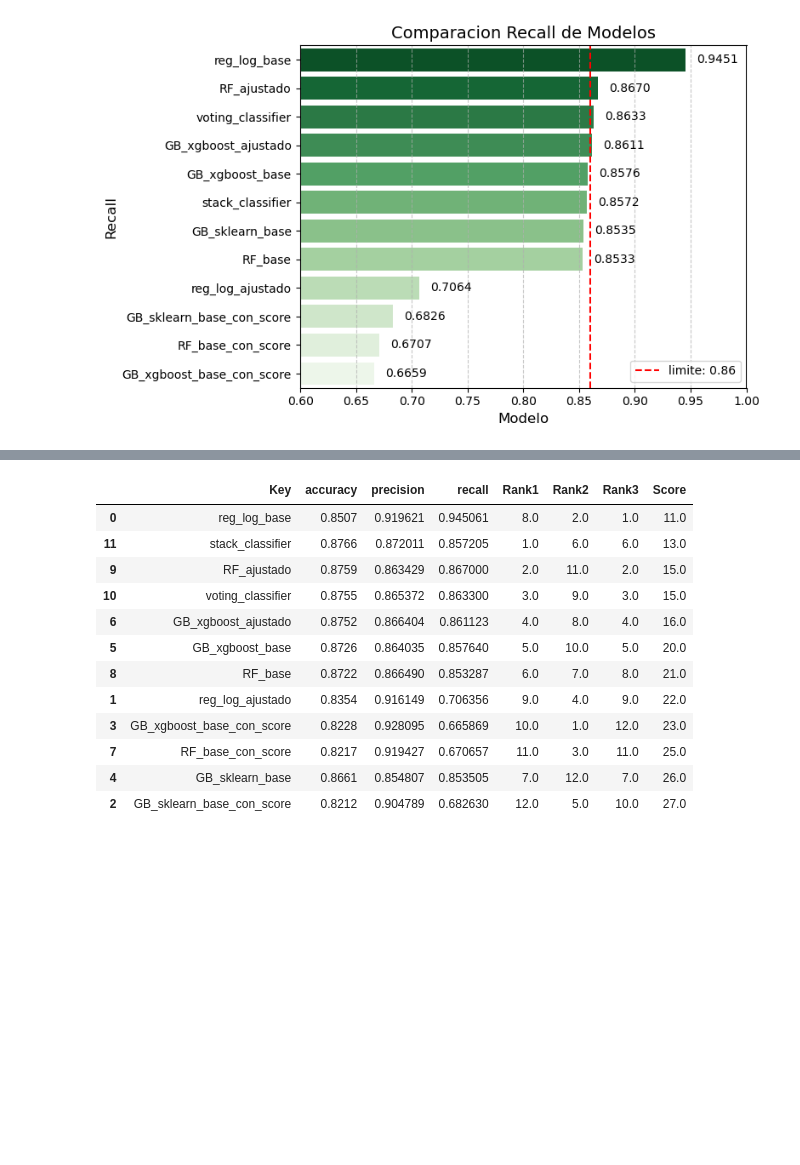
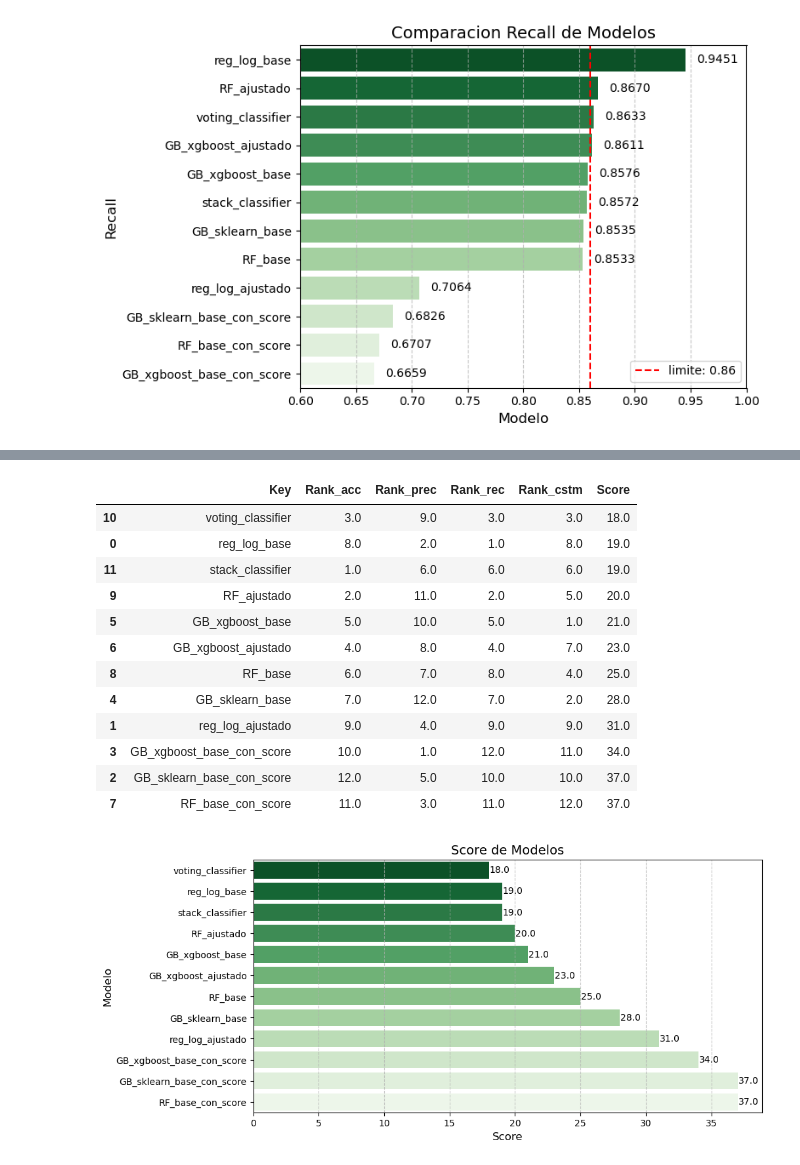
Before and after one commit to paulguz261/meli_ds_challenge2, a Jupyter notebook: notebooks/03_model_tunning.ipynb, the cells around one changed output, grey strips where cells are left out. Drawn from its saved outputs; the diff is of its cells as text; code cells hidden in the pictures; blank space fills up the shorter version.

```diff
--- a/notebooks/03_model_tunning.ipynb
+++ b/notebooks/03_model_tunning.ipynb
@@ -614,9 +614,9 @@ accuracy score: 0.8217
 # %% [markdown]
 - **sin score seller**
 # %%
-test = RandomForestClassifier(random_state=123)
-test.fit(df_X_train_processed.drop(columns="score_seller"), y_train_transform)
-y_pred = test.predict(df_X_test_processed.drop(columns="score_seller"))
+rf = RandomForestClassifier(random_state=123)
+rf.fit(df_X_train_processed.drop(columns="score_seller"), y_train_transform)
+y_pred = rf.predict(df_X_test_processed.drop(columns="score_seller"))
 # Calculo Accuracy
 accuracy = accuracy_score(y_test_transform, y_pred)
 dict_accuracy_models["RF_base"] = accuracy
@@ -628,7 +628,7 @@ dict_precision_models["RF_base"] = prec
 rec = recall_score(y_test_transform, y_pred)
 dict_recall_models["RF_base"] = rec
 
-feature_importances = test.feature_importances_
+feature_importances = rf.feature_importances_
 
 importance_df = pd.DataFrame({
     'Feature': df_X_train_processed.drop(columns="score_seller").columns,
@@ -710,10 +710,10 @@ accuracy score test: 0.8758
 # %% [markdown]
 - Medidas mejor estimador
 # %%
-rf = RandomForestClassifier(random_state=123, n_jobs=-1, criterion= "gini", max_depth=23, max_features=4, n_estimators=110)
+rf_adj = RandomForestClassifier(random_state=123, n_jobs=-1, criterion= "gini", max_depth=23, max_features=4, n_estimators=110)
 
-rf.fit(df_X_train_processed.drop(columns=["score_seller"]), y_train_transform)
-y_pred = rf.predict(df_X_test_processed.drop(columns=["score_seller"]))
+rf_adj.fit(df_X_train_processed.drop(columns=["score_seller"]), y_train_transform)
+y_pred = rf_adj.predict(df_X_test_processed.drop(columns=["score_seller"]))
 
 roc = roc_auc_score(y_test_transform, y_pred, average='macro')
 # Calculo Accuracy
@@ -948,34 +1018,55 @@ Para determinar el mejor modelo en general se crea un score en el cual se suman
 # %%
 df = pd.DataFrame({
     'accuracy': dict_accuracy_models,
     'precision': dict_precision_models,
-    'recall': dict_recall_models
+    'recall': dict_recall_models,
+    "custom": dict_result
 }).reset_index()
 
 # Rename columns for clarity
 df.rename(columns={'index': 'Key'}, inplace=True)
 
 # Calculate rank for each column (higher value gets a higher rank)
-df['Rank1'] = df['accuracy'].rank(ascending=False)
-df['Rank2'] = df['precision'].rank(ascending=False)
-df['Rank3'] = df['recall'].rank(ascending=False)
+df['Rank_acc'] = df['accuracy'].rank(ascending=False)
+df['Rank_prec'] = df['precision'].rank(ascending=False)
+df['Rank_rec'] = df['recall'].rank(ascending=False)
+df['Rank_cstm'] = df['custom'].rank(ascending=False)
 
 # Sum the ranks into a new column
-df['Score'] = df['Rank1'] + df['Rank2'] + df['Rank3']
+df['Score'] = df['Rank_acc'] + df['Rank_prec'] + df['Rank_rec'] + df['Rank_cstm']
+df = df.sort_values(by="Score")
 
-# Display the resulting DataFrame
-display(df.sort_values(by="Score"))
+display(df[["Key","Rank_acc","Rank_prec","Rank_rec","Rank_cstm","Score"]])
+
+# Plot a vertical barplot with a green gradient
+plt.figure(figsize=(10, 5))
+ax = sns.barplot(y='Key', x='Score', data=df, palette="Greens_r")
+
+for i, value in enumerate(df['Score']):
+    ax.text(value + 0.05, i, f"{value}", va='center', fontsize=10)
+
+# Add labels and title
+plt.title('Score de Modelos', fontsize=14)
+plt.xlabel('Score', fontsize=12)
+plt.ylabel('Modelo', fontsize=12)
+# plt.axvline(0.86, 0,1, color="red", ls="--", label="limite: 0.86")
+# Rotate x-axis labels for better visibility
+plt.grid(axis='x', linestyle='--', alpha=0.7)
+plt.xticks(rotation=0)
+#plt.legend(loc="lower right")
+plt.show()
 # %% [output]
-|  | Key | accuracy | precision | recall | Rank1 | Rank2 | Rank3 | Score |
-| 0 | reg_log_base | 0.8507 | 0.919621 | 0.945061 | 8.0 | 2.0 | 1.0 | 11.0 |
-| 11 | stack_classifier | 0.8766 | 0.872011 | 0.857205 | 1.0 | 6.0 | 6.0 | 13.0 |
-| 9 | RF_ajustado | 0.8759 | 0.863429 | 0.867000 | 2.0 | 11.0 | 2.0 | 15.0 |
-| 10 | voting_classifier | 0.8755 | 0.865372 | 0.863300 | 3.0 | 9.0 | 3.0 | 15.0 |
-| 6 | GB_xgboost_ajustado | 0.8752 | 0.866404 | 0.861123 | 4.0 | 8.0 | 4.0 | 16.0 |
-| 5 | GB_xgboost_base | 0.8726 | 0.864035 | 0.857640 | 5.0 | 10.0 | 5.0 | 20.0 |
-| 8 | RF_base | 0.8722 | 0.866490 | 0.853287 | 6.0 | 7.0 | 8.0 | 21.0 |
-| 1 | reg_log_ajustado | 0.8354 | 0.916149 | 0.706356 | 9.0 | 4.0 | 9.0 | 22.0 |
-| 3 | GB_xgboost_base_con_score | 0.8228 | 0.928095 | 0.665869 | 10.0 | 1.0 | 12.0 | 23.0 |
-| 7 | RF_base_con_score | 0.8217 | 0.919427 | 0.670657 | 11.0 | 3.0 | 11.0 | 25.0 |
-| 4 | GB_sklearn_base | 0.8661 | 0.854807 | 0.853505 | 7.0 | 12.0 | 7.0 | 26.0 |
-| 2 | GB_sklearn_base_con_score | 0.8212 | 0.904789 | 0.682630 | 12.0 | 5.0 | 10.0 | 27.0 |
+|  | Key | Rank_acc | Rank_prec | Rank_rec | Rank_cstm | Score |
+| 10 | voting_classifier | 3.0 | 9.0 | 3.0 | 3.0 | 18.0 |
+| 0 | reg_log_base | 8.0 | 2.0 | 1.0 | 8.0 | 19.0 |
+| 11 | stack_classifier | 1.0 | 6.0 | 6.0 | 6.0 | 19.0 |
+| 9 | RF_ajustado | 2.0 | 11.0 | 2.0 | 5.0 | 20.0 |
+| 5 | GB_xgboost_base | 5.0 | 10.0 | 5.0 | 1.0 | 21.0 |
+| 6 | GB_xgboost_ajustado | 4.0 | 8.0 | 4.0 | 7.0 | 23.0 |
+| 8 | RF_base | 6.0 | 7.0 | 8.0 | 4.0 | 25.0 |
+| 4 | GB_sklearn_base | 7.0 | 12.0 | 7.0 | 2.0 | 28.0 |
+| 1 | reg_log_ajustado | 9.0 | 4.0 | 9.0 | 9.0 | 31.0 |
+| 3 | GB_xgboost_base_con_score | 10.0 | 1.0 | 12.0 | 11.0 | 34.0 |
+| 2 | GB_sklearn_base_con_score | 12.0 | 5.0 | 10.0 | 10.0 | 37.0 |
+| 7 | RF_base_con_score | 11.0 | 3.0 | 11.0 | 12.0 | 37.0 |
+[figure, added]
```
Also changed, not shown: parts of 22 cells of this notebook.
